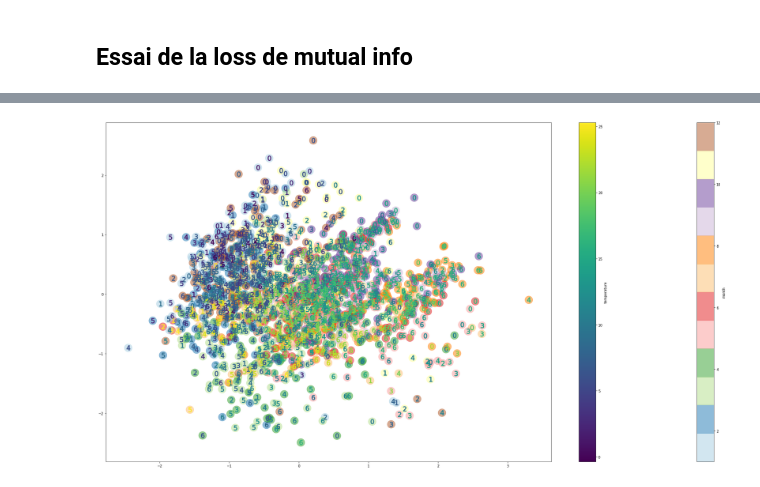
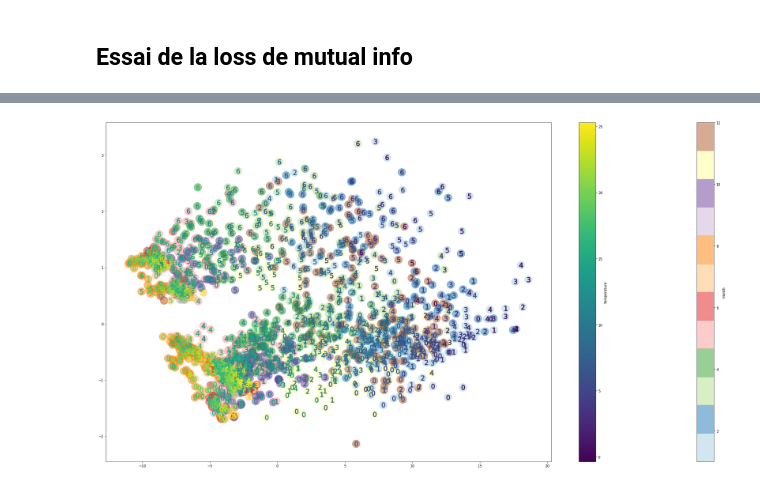
Before and after one commit to GoubetClem/VAE, a Jupyter notebook: Usecase_CVAE.ipynb, the cells around one changed output, grey strips where cells are left out. Saved outputs shown, nothing was run; the diff lists cells and outputs as text; code cells hidden in the pictures.

```diff
--- a/Usecase_CVAE.ipynb
+++ b/Usecase_CVAE.ipynb
@@ -536,0 +602,13 @@ display_metrics(model_eval, 7, factorDesc)
+# %%
+def affinity_matrix(A):
+    d0 = A.shape[0]
+    d1 = A.shape[1]
+    A_tiled1 = np.tile(A.reshape(d0,1,d1), [1,d0,1])
+    A_tiled2 = np.tile(A.reshape(1,d0,d1), [d0,1,1])
+    gram_A = np.sqrt(np.sum(np.square(A_tiled1 - A_tiled2 ), axis=-1))
+
+    return gram_A
+
+pca_test=PCA(6)
+x_pca = pca_test.fit_transform(dataset_emb['train']['x'][0])
+y_mat = 1 * (affinity_matrix(x_pca) <=1.5)
@@ -711,4 +931,4 @@ np.mean(np.abs(x_hat - dataset_emb['train']['x'][0]))
 # %%
-prez_2D(x_encoded)
+prez_2D(x_pca)
 # %% [output]
-[figure, old version]
+[figure, new version]
```
Also changed, not shown: parts of 50 cells of this notebook, 6 other files.
